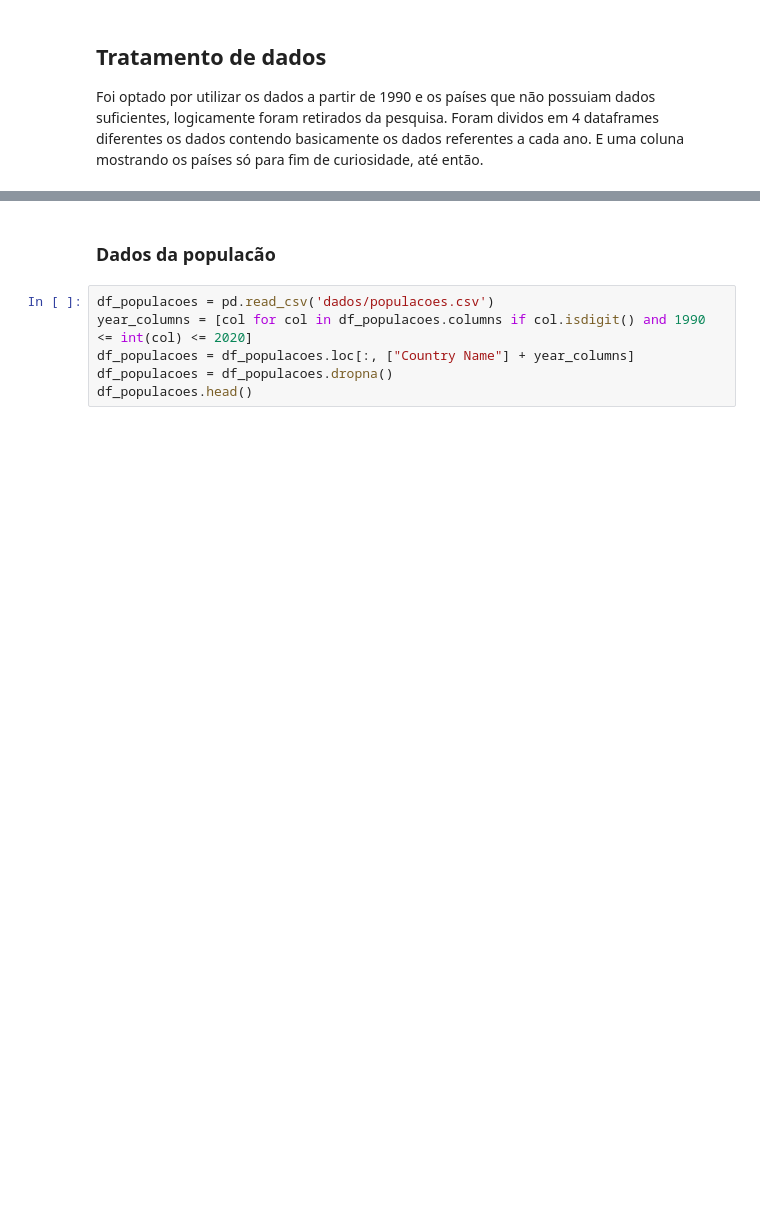
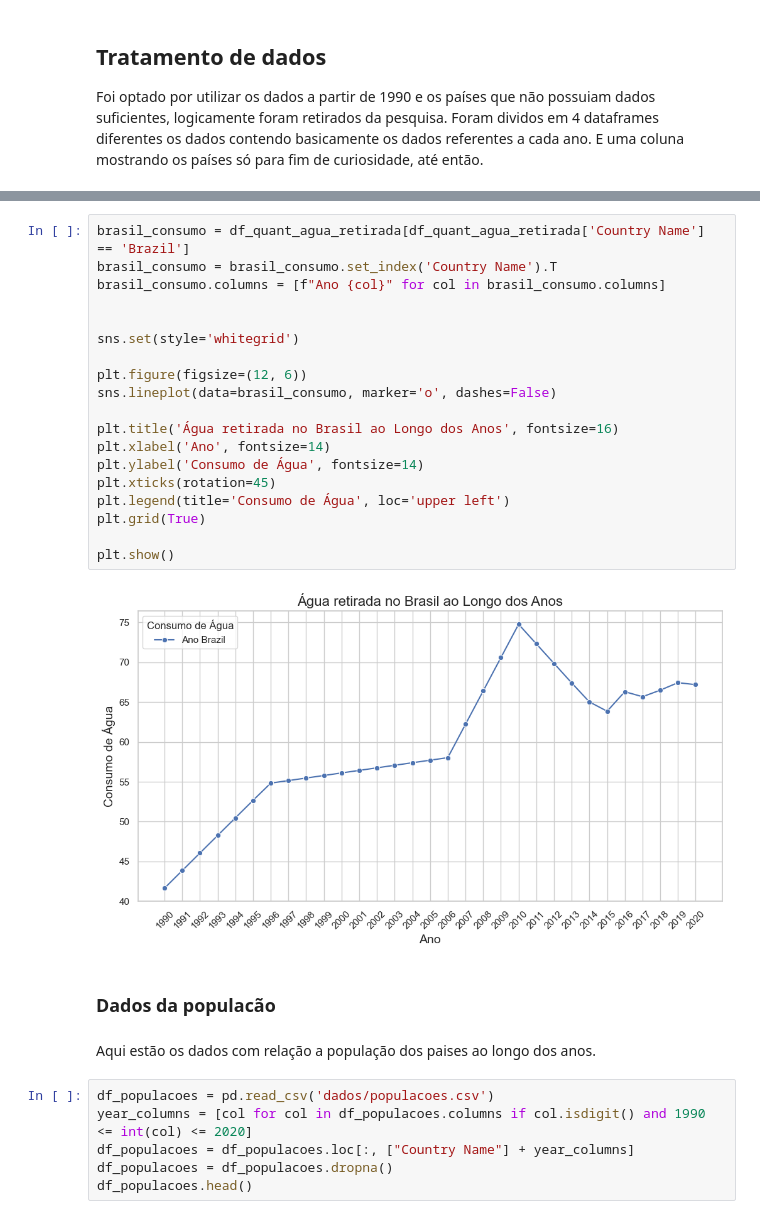
Before and after one commit to Thiagorcj/Projeto_Blue_Horizon, a Jupyter notebook: codes.ipynb, the cells around one changed output, grey strips where cells are left out. Cells and saved outputs as stored; diff of their text form; blank space fills up the shorter version.

```diff
--- a/codes.ipynb
+++ b/codes.ipynb
@@ -26,8 +39,31 @@ df_quant_agua_retirada.head(5)
 | 4 | Angola | 0.517015 | 0.529354 | 0.541692 | 0.554031 | 0.566369 | 0.578708 | 0.591046 | 0.603385 | 0.615723 | ... |
 | 5 | Albania | 1.200000 | 1.191780 | 1.183560 | 1.175340 | 1.167120 | 1.158900 | 1.294680 | 1.430460 | 1.566240 | ... |
 5 rows × 32 columns
+# %%
+brasil_consumo = df_quant_agua_retirada[df_quant_agua_retirada['Country Name'] == 'Brazil']
+brasil_consumo = brasil_consumo.set_index('Country Name').T
+brasil_consumo.columns = [f"Ano {col}" for col in brasil_consumo.columns]
+
+
+sns.set(style='whitegrid')
+
+plt.figure(figsize=(12, 6))
+sns.lineplot(data=brasil_consumo, marker='o', dashes=False)
+
+plt.title('Água retirada no Brasil ao Longo dos Anos', fontsize=16)
+plt.xlabel('Ano', fontsize=14)
+plt.ylabel('Consumo de Água', fontsize=14)
+plt.xticks(rotation=45)
+plt.legend(title='Consumo de Água', loc='upper left')
+plt.grid(True)
+
+plt.show()
+# %% [output]
+[figure, added]
 # %% [markdown]
 ### Dados da populacão
+# %% [markdown]
+Aqui estão os dados com relação a população dos paises ao longo dos anos.
 # %%
 df_populacoes = pd.read_csv('dados/populacoes.csv')
 year_columns = [col for col in df_populacoes.columns if col.isdigit() and 1990 <= int(col) <= 2020]
```
Also changed, not shown: parts of 25 cells of this notebook, 10 other files.
